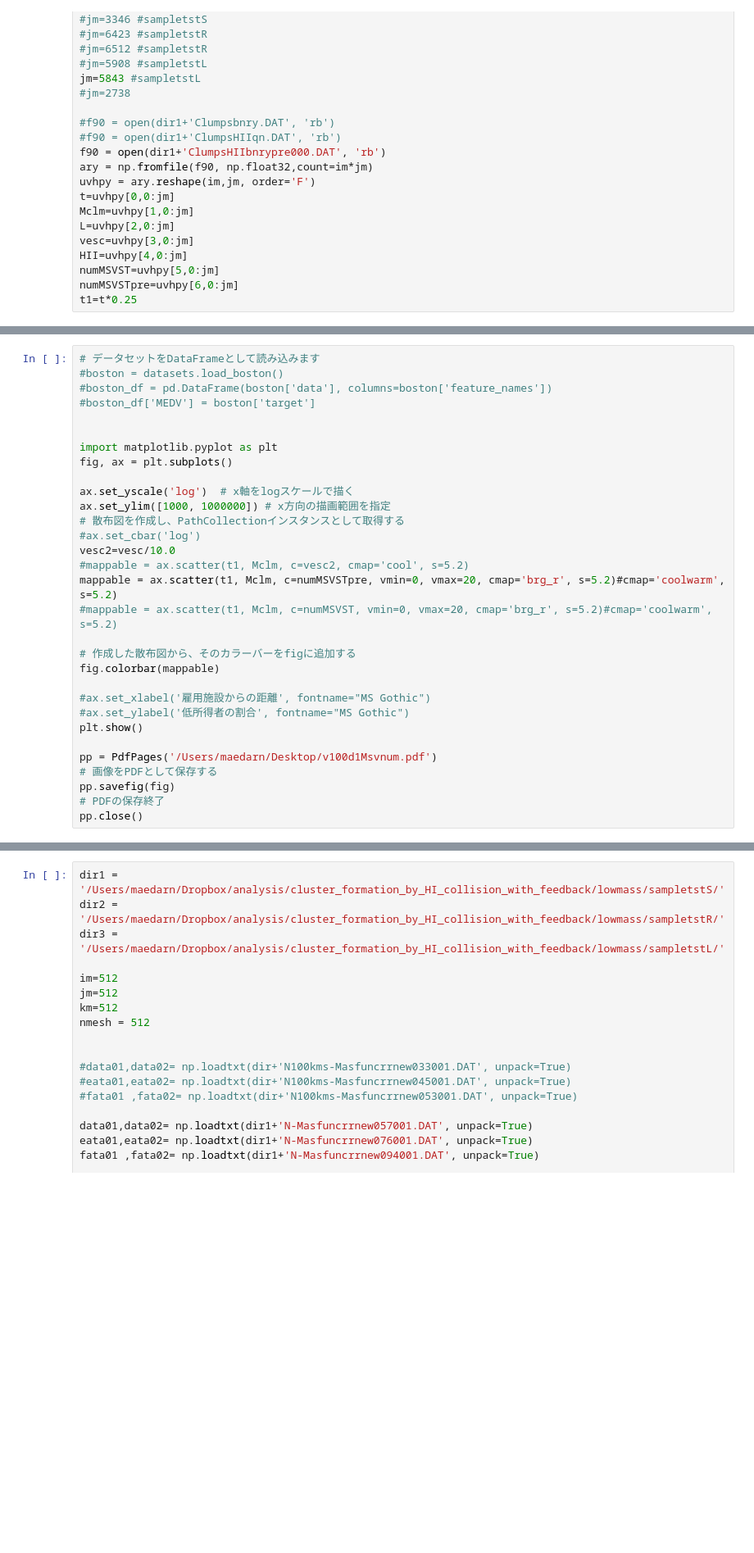
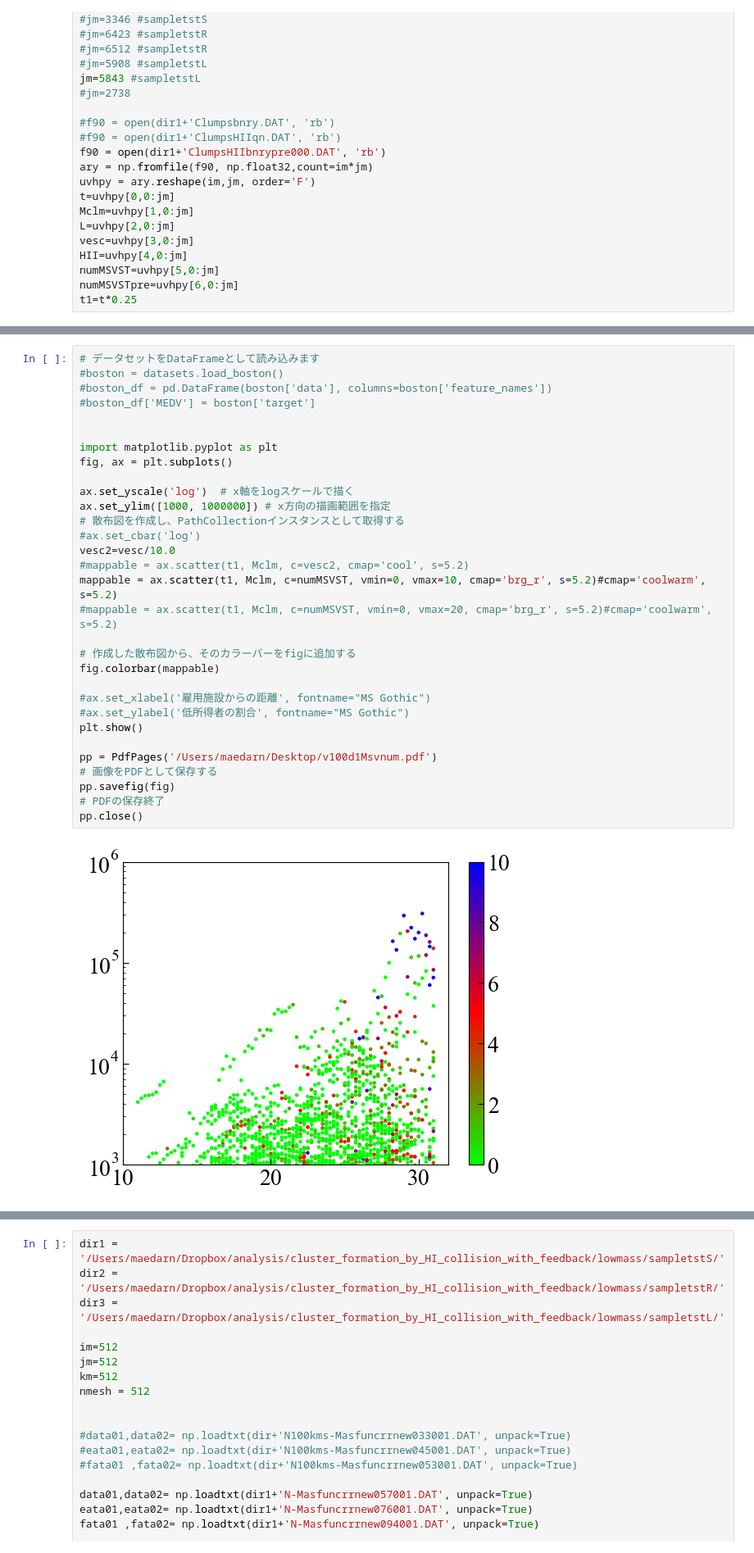
Before and after one commit to maedarn/code_tohoku, a Jupyter notebook: py/Clump_Evl.ipynb, the cells around one changed output, grey strips where cells are left out. Shown at 82% size. Saved outputs shown, nothing was run; the diff lists cells and outputs as text; blank space fills up the shorter version.

```diff
--- a/py/Clump_Evl.ipynb
+++ b/py/Clump_Evl.ipynb
@@ -438,34 +453,36 @@ plt.show()
 # %%
 # データセットをDataFrameとして読み込みます
 #boston = datasets.load_boston()
 #boston_df = pd.DataFrame(boston['data'], columns=boston['feature_names'])
 #boston_df['MEDV'] = boston['target']
 
 
 import matplotlib.pyplot as plt
 fig, ax = plt.subplots()
 
 ax.set_yscale('log')  # x軸をlogスケールで描く
 ax.set_ylim([1000, 1000000]) # x方向の描画範囲を指定
 # 散布図を作成し、PathCollectionインスタンスとして取得する
 #ax.set_cbar('log')
 vesc2=vesc/10.0
 #mappable = ax.scatter(t1, Mclm, c=vesc2, cmap='cool', s=5.2)
-mappable = ax.scatter(t1, Mclm, c=numMSVSTpre, vmin=0, vmax=20, cmap='brg_r', s=5.2)#cmap='coolwarm', s=5.2)
+mappable = ax.scatter(t1, Mclm, c=numMSVST, vmin=0, vmax=10, cmap='brg_r', s=5.2)#cmap='coolwarm', s=5.2)
 #mappable = ax.scatter(t1, Mclm, c=numMSVST, vmin=0, vmax=20, cmap='brg_r', s=5.2)#cmap='coolwarm', s=5.2)
 
 # 作成した散布図から、そのカラーバーをfigに追加する
 fig.colorbar(mappable)
 
 #ax.set_xlabel('雇用施設からの距離', fontname="MS Gothic")
 #ax.set_ylabel('低所得者の割合', fontname="MS Gothic")
 plt.show()
 
 pp = PdfPages('/Users/maedarn/Desktop/v100d1Msvnum.pdf')
 # 画像をPDFとして保存する
 pp.savefig(fig)
 # PDFの保存終了
 pp.close()
+# %% [output]
+[figure, added]
 # %%
 x = np.random.rand(50)
 y = np.random.rand(50)
```
Also changed, not shown: parts of 27 cells of this notebook, 9 other files.
